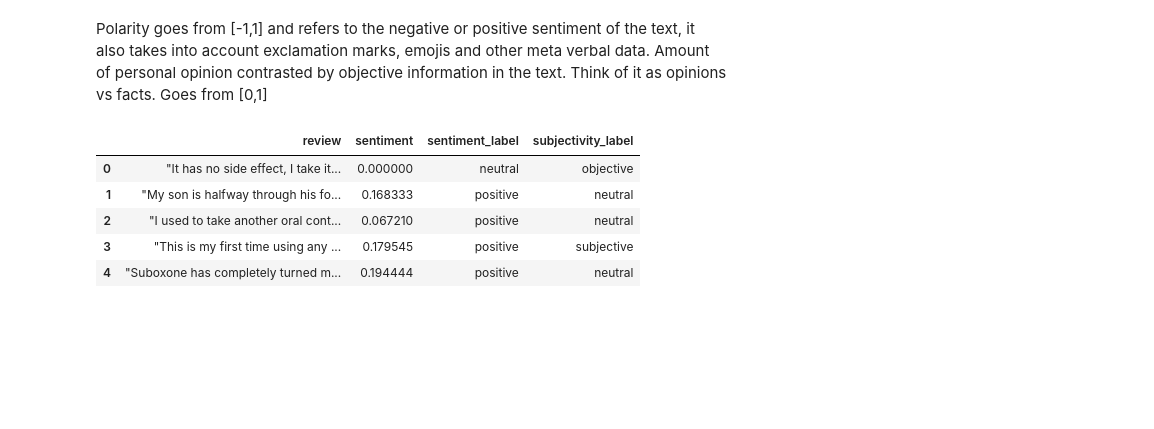
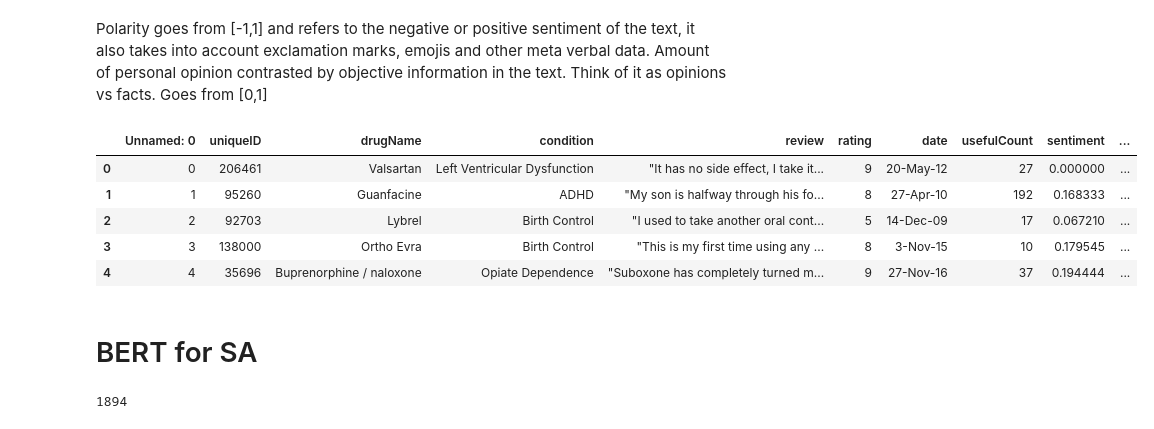
Before and after one commit to sormazabal/Fintech_G1, a Jupyter notebook: data_explo.ipynb, the cells around one changed output. Saved outputs shown, nothing was run; the diff lists cells and outputs as text; code cells hidden in the pictures; blank space fills up the shorter version.

```diff
--- a/data_explo.ipynb
+++ b/data_explo.ipynb
@@ -243,11 +251,2 @@ df['sentiment_label'] = df['sentiment'].apply(get_polarity_label)
 # %%
 df['subjectivity_label'] = df['subjectivity'].apply(get_subjectivity_label)
-# %%
-df[['review','sentiment','sentiment_label', 'subjectivity_label']].head()
-# %% [output]
-|  | review | sentiment | sentiment_label | subjectivity_label |
-| 0 | "It has no side effect, I take it... | 0.000000 | neutral | objective |
-| 1 | "My son is halfway through his fo... | 0.168333 | positive | neutral |
-| 2 | "I used to take another oral cont... | 0.067210 | positive | neutral |
-| 3 | "This is my first time using any ... | 0.179545 | positive | subjective |
-| 4 | "Suboxone has completely turned m... | 0.194444 | positive | neutral |
@@ -254,2 +255,15 @@ df[['review','sentiment','sentiment_label', 'subjectivity_label']].head()
 # %%
 df.to_csv('train_withSA.csv')
+# %%
+train_df = pd.read_csv('train_withSA.csv')
+# %%
+train_df.head()
+# %% [output]
+|  | Unnamed: 0 | uniqueID | drugName | condition | review | rating | date | usefulCount | sentiment | ... |
+| 0 | 0 | 206461 | Valsartan | Left Ventricular Dysfunction | "It has no side effect, I take it... | 9 | 20-May-12 | 27 | 0.000000 | ... |
+| 1 | 1 | 95260 | Guanfacine | ADHD | "My son is halfway through his fo... | 8 | 27-Apr-10 | 192 | 0.168333 | ... |
+| 2 | 2 | 92703 | Lybrel | Birth Control | "I used to take another oral cont... | 5 | 14-Dec-09 | 17 | 0.067210 | ... |
+| 3 | 3 | 138000 | Ortho Evra | Birth Control | "This is my first time using any ... | 8 | 3-Nov-15 | 10 | 0.179545 | ... |
+| 4 | 4 | 35696 | Buprenorphine / naloxone | Opiate Dependence | "Suboxone has completely turned m... | 9 | 27-Nov-16 | 37 | 0.194444 | ... |
+# %% [markdown]
+# BERT for SA
@@ -255,0 +274,5 @@ df.to_csv('train_withSA.csv')
+# %%
+lens = np.array([len(x.split()) for x in train_df['review']])
+max(lens)
+# %% [output]
+1894
```
Also changed, not shown: parts of 12 cells of this notebook.
